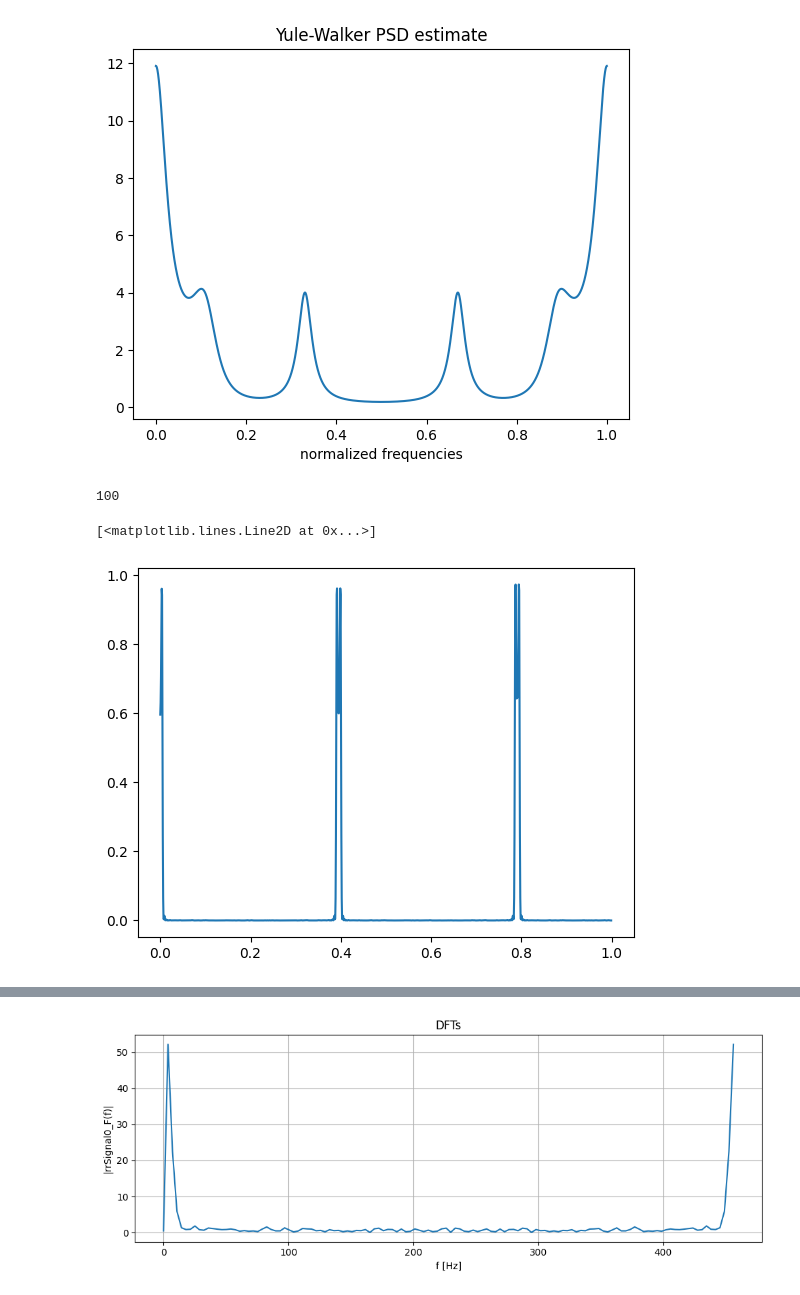
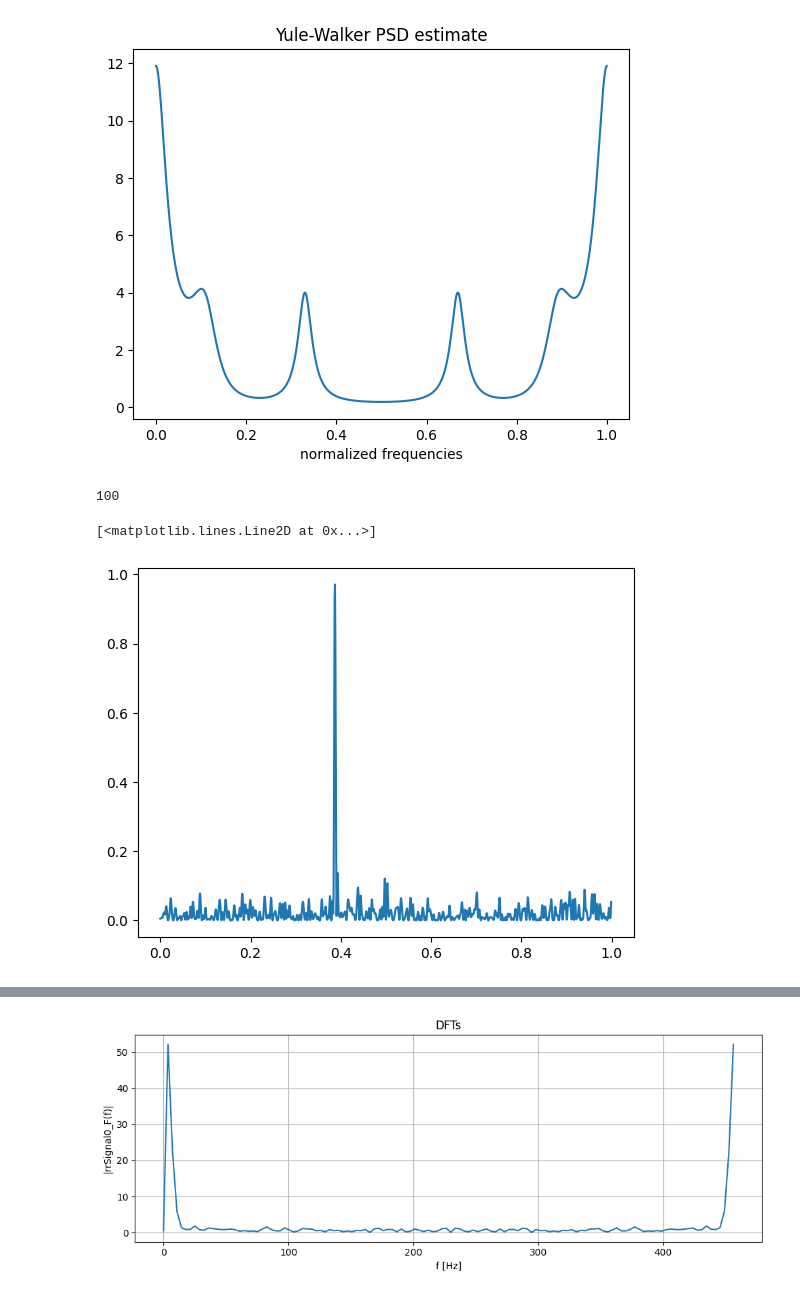
Before and after one commit to RoCKnD79/SSDP-LombScargle, a Jupyter notebook: RR/numEx_HeartRateVariability.ipynb, the cells around one changed output, grey strips where cells are left out. Drawn from its saved outputs; the diff is of its cells as text; code cells hidden in the pictures.

```diff
--- a/RR/numEx_HeartRateVariability.ipynb
+++ b/RR/numEx_HeartRateVariability.ipynb
@@ -111,26 +111,26 @@ Text(0.5, 0, 'normalized frequencies')
 # %%
 from astropy.timeseries import LombScargle
 
 ## Simulated Data
 rand = np.random.default_rng(42)
-#t = np.array(sorted(100 * rand.random(100)))
-t = np.linspace(0, 1, 100)
+t = np.array(sorted(100 * rand.random(100)))
+#t = np.linspace(0, 1, 100)
 print(len(t))
 
 # x(t) = sin(2 * pi * t / 100) + noise
 # we sample the sinusoid at 100 points but unevenly
 y = np.sin(2 * np.pi * t)  + 0.1 * rand.standard_normal(100)
 
-# LombScargle periodogram
-frequency, power = LombScargle(t, y).autopower()
+# # LombScargle periodogram
+# frequency, power = LombScargle(t, y).autopower()
 
-N = len(power)
-freqsNorm = np.arange(0,N)/N
-plt.plot(freqsNorm, power)
+# N = len(power)
+# freqsNorm = np.arange(0,N)/N
+# plt.plot(freqsNorm, power)
 # %% [output]
 100
 [<matplotlib.lines.Line2D at 0x...>]
-[figure, old version]
+[figure, new version]
 # %%
 def fft_plot(s, fs, name, plottitle):
     """
```
Also changed, not shown: parts of 4 cells of this notebook, 4 other files.
